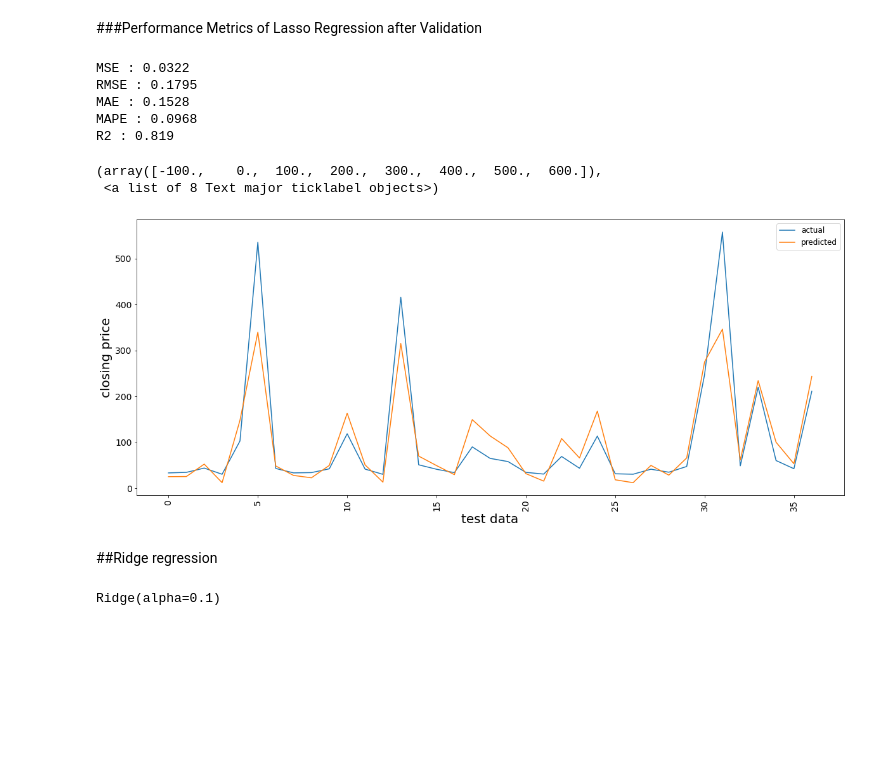
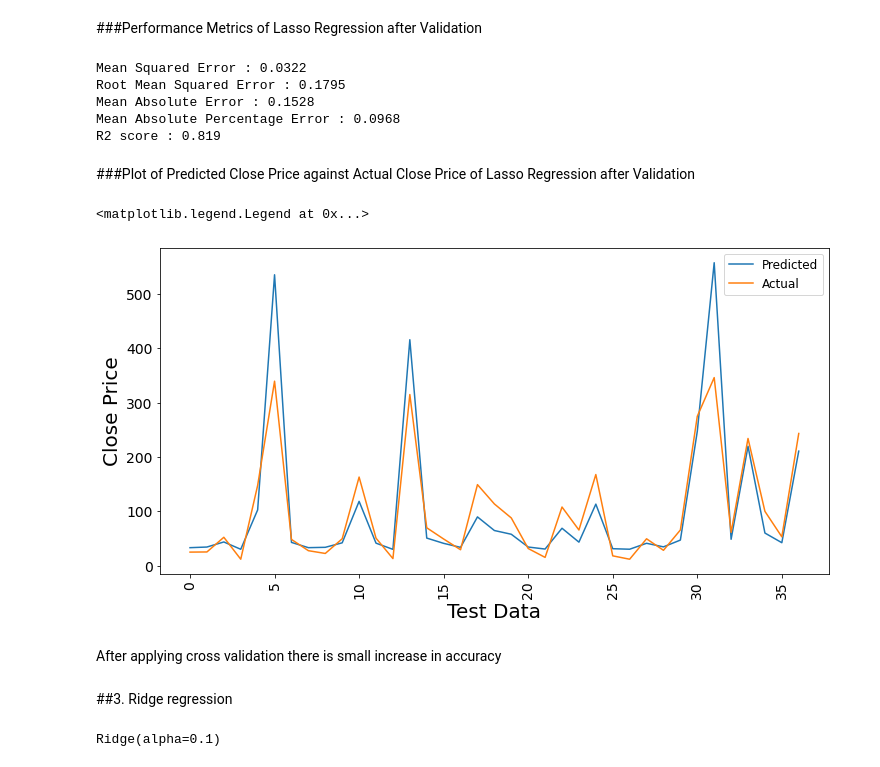
Before and after one commit to Zeeshan00789/Yes-bank-closing-price-prediction, a Jupyter notebook: Yes_Bank_Stock_Closing_Price_Prediction.ipynb, the cells around one changed output. Drawn from its saved outputs; the diff is of its cells as text; code cells hidden in the pictures; blank space fills up the shorter version.

```diff
--- a/Yes_Bank_Stock_Closing_Price_Prediction.ipynb
+++ b/Yes_Bank_Stock_Closing_Price_Prediction.ipynb
@@ -580,8 +585,8 @@ plt.legend(['Predicted','Actual'], fontsize = 12)
 ##2. Lasso Regression
 # %%
 #fitting lasso regression to training set
-lasso = Lasso(alpha=0.001, max_iter = 3000)
-lasso.fit(x_train, y_train)
+lasso_reg = Lasso(alpha=0.001, max_iter = 3000)
+lasso_reg.fit(x_train, y_train)
 # %% [output]
 Lasso(alpha=0.001, max_iter=3000)
 # %%
@@ -713,25 +720,37 @@ print("Mean Absolute Error :", round(mean_absolute_error(y_test, y_pred_lasso1),
 print("Mean Absolute Percentage Error :",round(mean_absolute_percentage_error(y_test, y_pred_lasso1), 4))
 print("R2 score :",round(r2_score(y_test, y_pred_lasso1), 4))
 # %% [output]
-MSE : 0.0322
-RMSE : 0.1795
-MAE : 0.1528
-MAPE : 0.0968
-R2 : 0.819
+Mean Squared Error : 0.0322
+Root Mean Squared Error : 0.1795
+Mean Absolute Error : 0.1528
+Mean Absolute Percentage Error : 0.0968
+R2 score : 0.819
+# %% [markdown]
+###Plot of Predicted Close Price against Actual Close Price of Lasso Regression after Validation
 # %%
-#plot of actual vs predicted
-plt.figure(figsize=(20,8))
+#figure size
+plt.figure(figsize=(12,6))
+
+#plot
 sns.lineplot(data=10**y_pred_lasso1)
 sns.lineplot(data=10**(np.array (y_test)))
-plt.legend(['actual', 'predicted'],fontsize=12)
-plt.xlabel('test data', fontsize= 20)
-plt.ylabel('closing price', fontsize= 20)
+
+
+#labelling
+plt.xlabel('Test Data', fontsize= 20)
+plt.ylabel('Close Price', fontsize= 20)
+
+#font size
 plt.xticks(rotation=90,fontsize=14)
 plt.yticks(fontsize=14)
+
+#legends
+plt.legend(['Predicted','Actual'], fontsize = 12)
 # %% [output]
-(array([-100.,    0.,  100.,  200.,  300.,  400.,  500.,  600.]),
- <a list of 8 Text major ticklabel objects>)
+<matplotlib.legend.Legend at 0x...>
-[figure, old version]
+[figure, new version]
+# %% [markdown]
+After applying cross validation there is small increase in accuracy
 # %% [markdown]
-##Ridge regression
+##3. Ridge regression
 # %%
```
Also changed, not shown: parts of 71 cells of this notebook.
